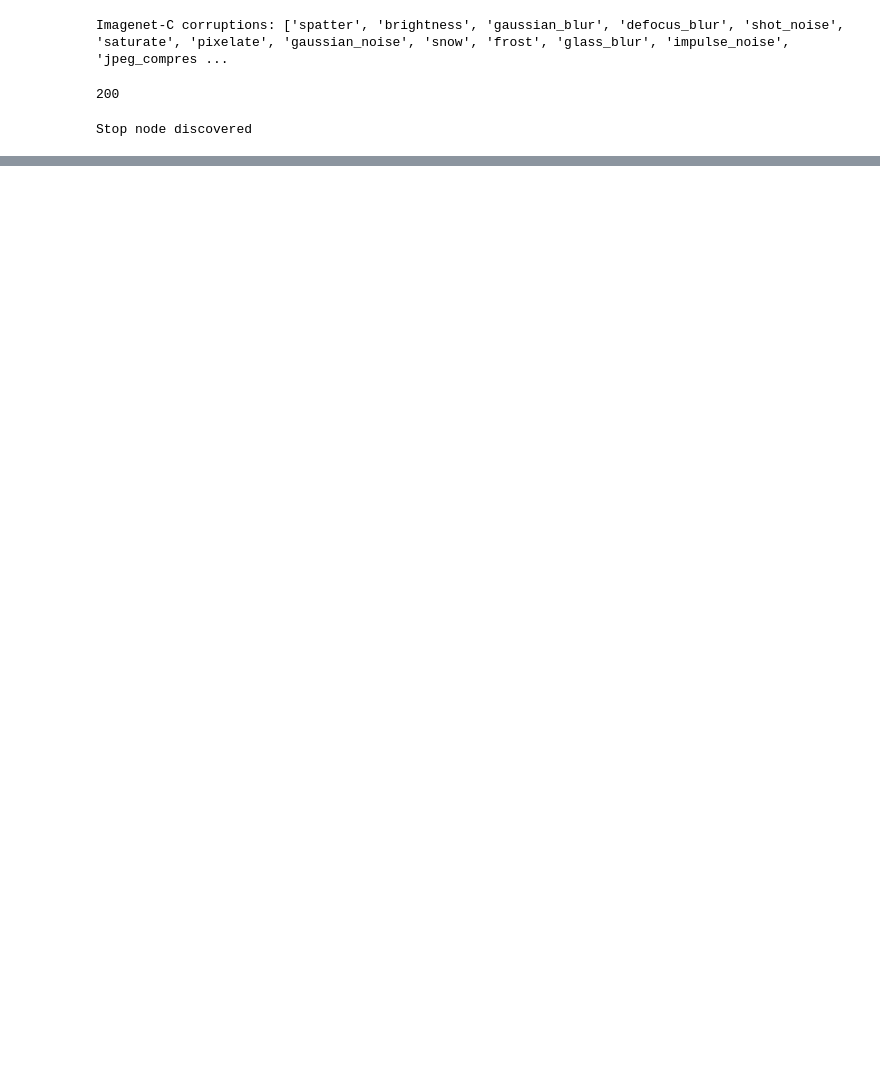
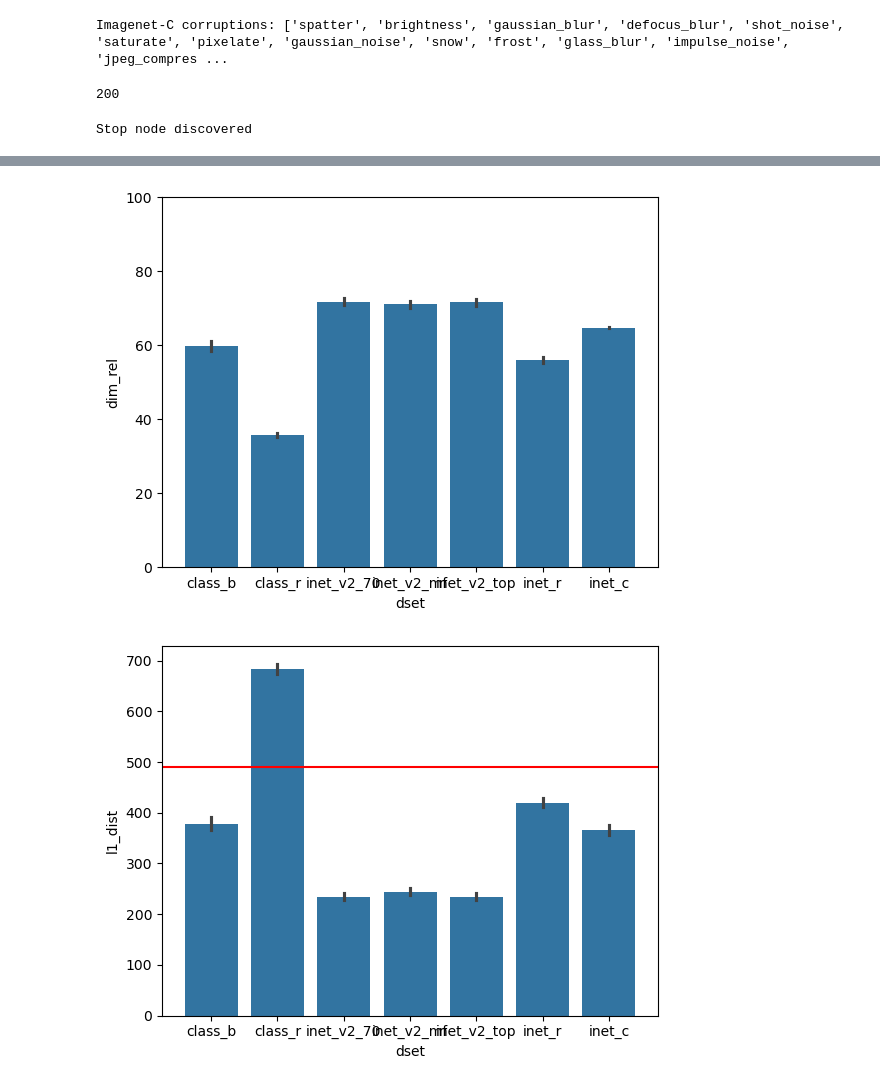
Before and after one commit to alexfrhling/dino_v2_ood_robustness, a Jupyter notebook: notebooks/compute_statistics.ipynb, the cells around one changed output, grey strips where cells are left out. Drawn from its saved outputs; the diff is of its cells as text; code cells hidden in the pictures; blank space fills up the shorter version.

```diff
--- a/notebooks/compute_statistics.ipynb
+++ b/notebooks/compute_statistics.ipynb
@@ -13,3 +13,7 @@ import matplotlib.pyplot as plt
 import re
 sys.path.append(r'/home/stud/afroehli/coding/util_scripts')
 from utils_dataloading.imagenet_tree import ImagenetSemanticInfo, ImagenetSemanticSubtree
+# %%
+# objects of general use
+
+imagenet_info = ImagenetSemanticInfo()
@@ -379,0 +374,33 @@ Inet-mean l1-dist: 490.628173828125
+# %%
+## ----- PLOTS ----- ##
+
+
+sns.barplot(data=df_basic, x='dset', y='dim_rel')
+plt.ylim((0, 100))
+plt.plot()
+plt.show()
+
+sns.barplot(data=df_basic, x='dset', y='l1_dist')
+plt.axhline(y=inet_mean_l1_dist_mean, color='r')
+plt.plot()
+plt.show()
+
+
+sns.barplot(data=df_inet_c, x='cor_name', y='dim_rel', hue='cor_type')
+# sns.swarmplot(data=group_max, x='cor_name', y='dim_rel')
+# sns.swarmplot(data=group_min, x='cor_name', y='dim_rel')
+plt.xticks(rotation=45, rotation_mode='anchor', ha='right')
+plt.vlines(x=x_cor_names, ymin=y_min_per_cor, ymax=y_max_per_cor, colors='red')
+plt.ylim((0, 100))
+plt.plot()
+plt.show()
+
+sns.catplot(df_melted, kind='bar', x='dset', y='n_dims', hue='split')
+plt.show()
+
+examp_plot = sns.barplot(data=df_examp, x='dataset', y='dim_nearer', hue='Imagenet class')
+examp_plot.set(xlabel='Datasets', ylabel='% Dimension nearer than Imagenet-Mean')
+sns.move_legend(examp_plot, 'upper left', bbox_to_anchor=(1,1))
+# %% [output]
+[figure, added]
+[figure, added]
```
Also changed, not shown: parts of 4 cells of this notebook.
